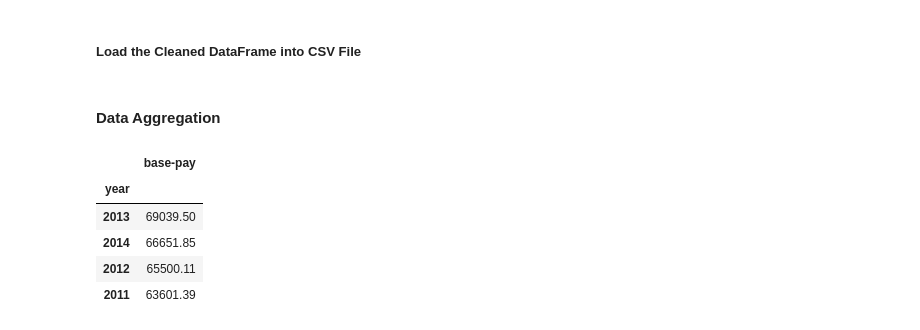
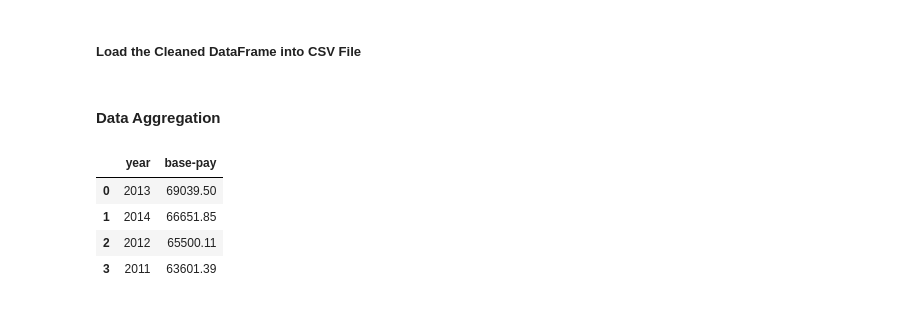
Before and after one commit to leiandrei/Salaries-Dataset-Cleaning-and-Aggregation, a Jupyter notebook: notebooks/analysis.ipynb, the cells around one changed output. Saved outputs shown, nothing was run; the diff lists cells and outputs as text; code cells hidden in the pictures.

```diff
--- a/notebooks/analysis.ipynb
+++ b/notebooks/analysis.ipynb
@@ -176,15 +176,14 @@ df.to_csv("..\data\salaries_cleaned.csv", index=False)
 # %%
 # average base pay for all employees/occupation per year
 avg_base_pay = df.groupby('year').agg({'base-pay' : 'mean'}).round(2)
 
 # sorting values into highest to lowest base pay per year
-avg_base_pay = avg_base_pay.sort_values('base-pay', ascending=False)
+avg_base_pay = avg_base_pay.sort_values('base-pay', ascending=False).reset_index()
 
 avg_base_pay
 # %% [output]
-|  | base-pay |
-| year |  |
-| 2013 | 69039.50 |
-| 2014 | 66651.85 |
-| 2012 | 65500.11 |
-| 2011 | 63601.39 |
+|  | year | base-pay |
+| 0 | 2013 | 69039.50 |
+| 1 | 2014 | 66651.85 |
+| 2 | 2012 | 65500.11 |
+| 3 | 2011 | 63601.39 |
```
